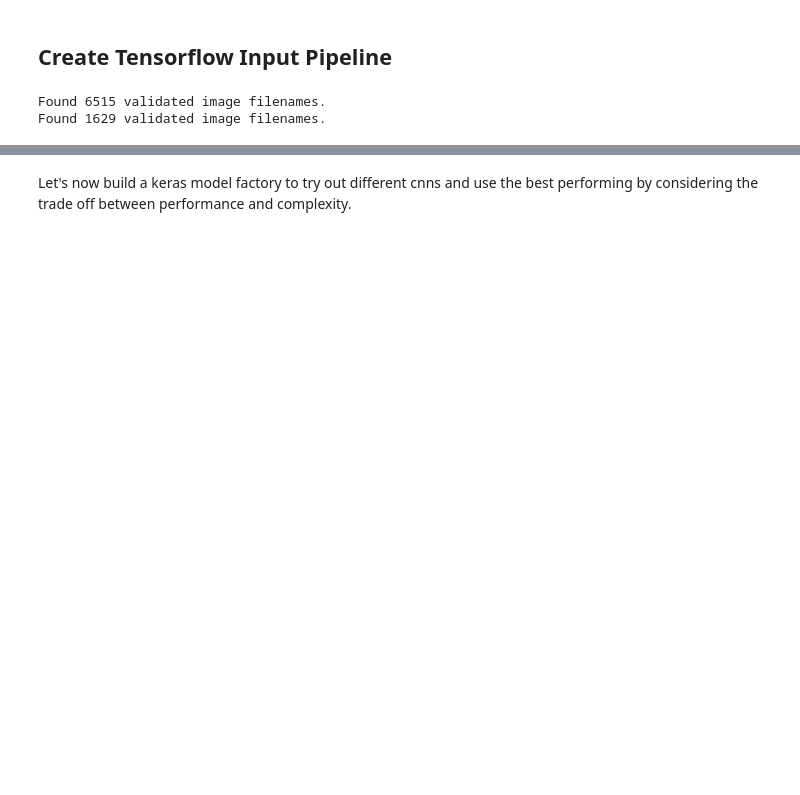
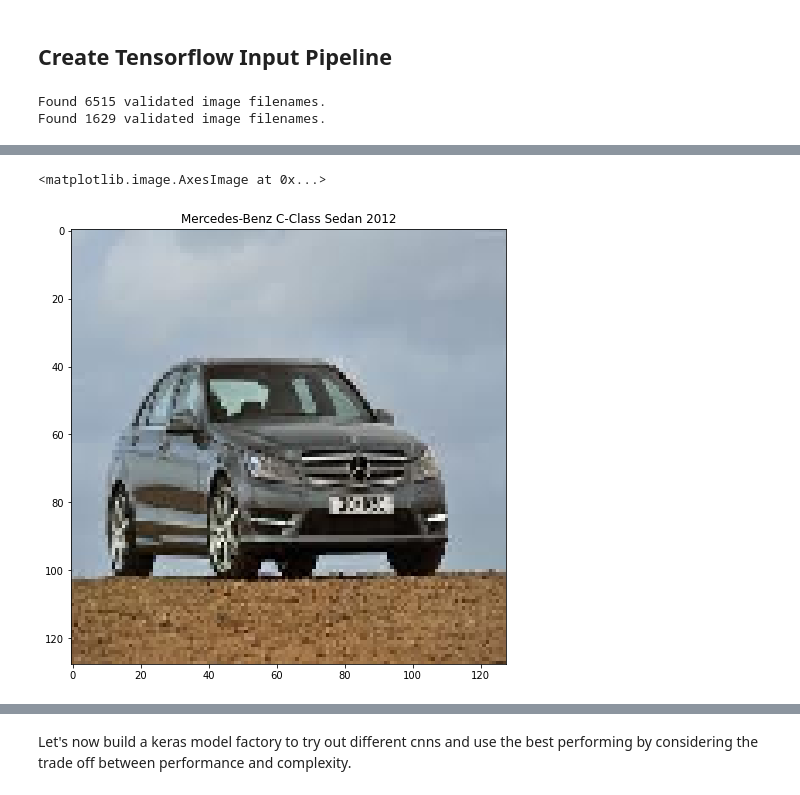
Before and after one commit to patrickbrus/IBM_Machine_Learning_Professional, a Jupyter notebook: Deep_Learning/DeepLearning_Project.ipynb, the cells around one changed output, grey strips where cells are left out. Drawn from its saved outputs; the diff is of its cells as text; code cells hidden in the pictures; blank space fills up the shorter version.

```diff
--- a/Deep_Learning/DeepLearning_Project.ipynb
+++ b/Deep_Learning/DeepLearning_Project.ipynb
@@ -286,0 +336,11 @@ Found 1629 validated image filenames.
+# %%
+# get random batch and random image from batch
+batch_nr = np.random.randint(0, steps_per_epoch_train)
+random_img_nr = np.random.randint(0, batch_size)
+image = train_generator[batch_nr][0][random_img_nr]
+label = train_generator[batch_nr][1][random_img_nr]
+plt.title(class_names[np.argmax(label)])
+plt.imshow(image)
+# %% [output]
+<matplotlib.image.AxesImage at 0x...>
+[figure, added]
```
Also changed, not shown: parts of 20 cells of this notebook.
